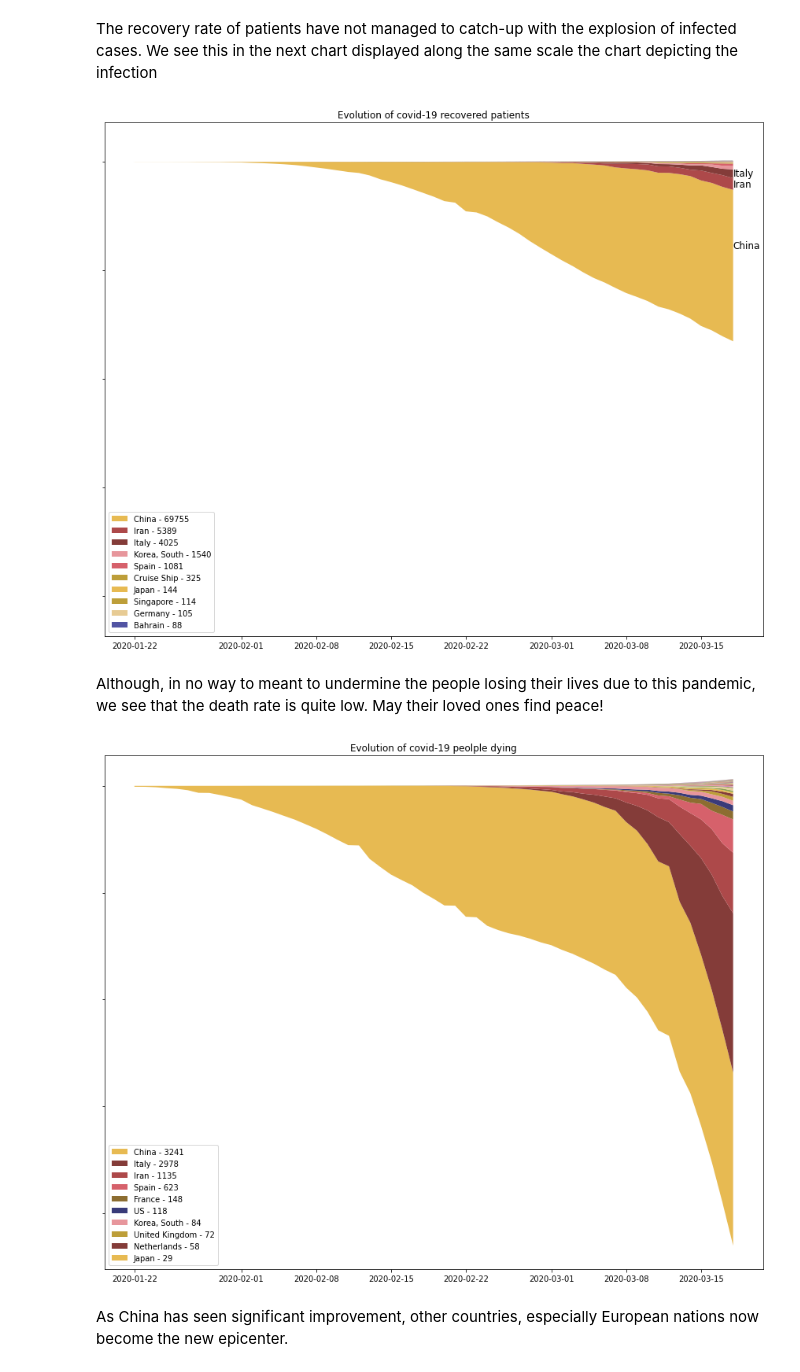
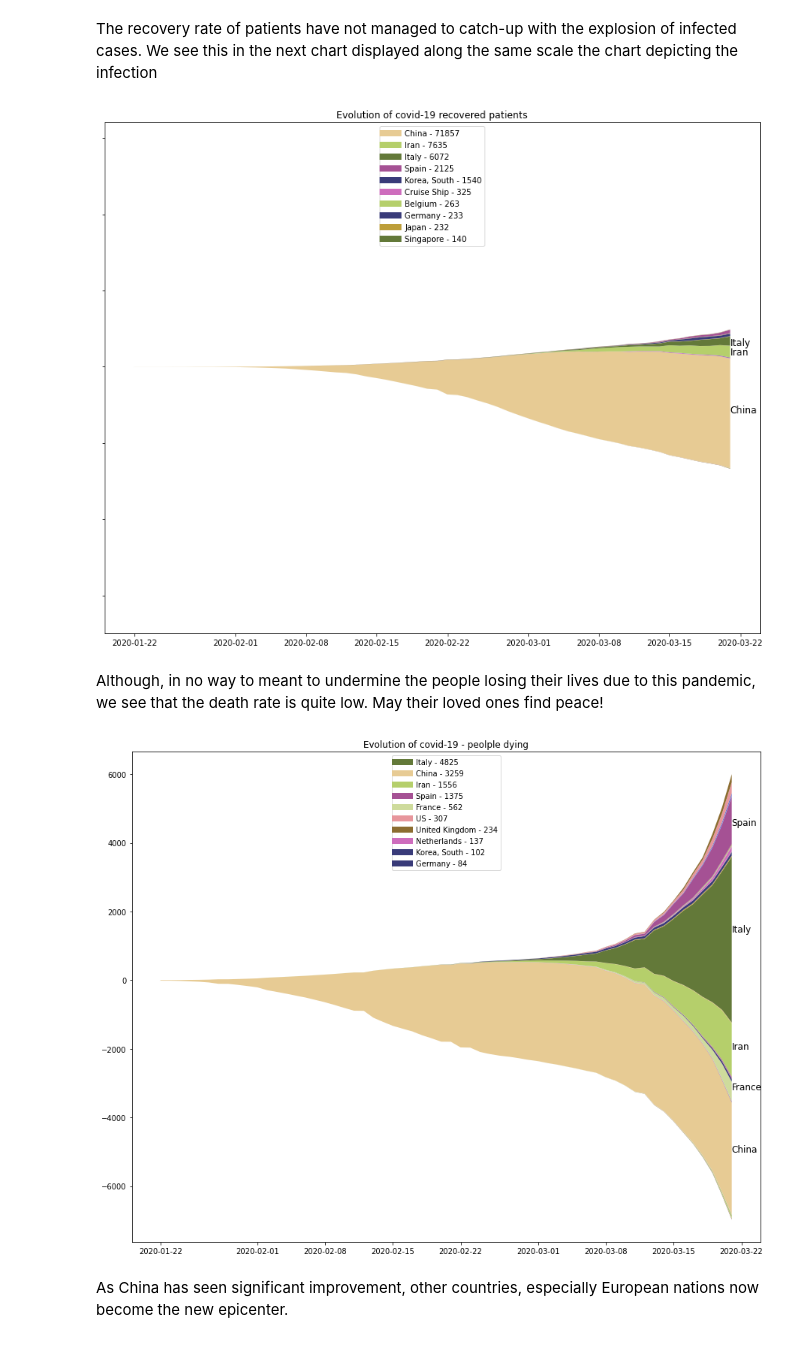
Before and after one commit to prabhudc/colab-dump, a Jupyter notebook: covid_19_stream_graph.ipynb, the cells around one changed output. Drawn from its saved outputs; the diff is of its cells as text; code cells hidden in the pictures.

```diff
--- a/covid_19_stream_graph.ipynb
+++ b/covid_19_stream_graph.ipynb
@@ -47,5 +49,16 @@ df_cov19_jhu_grouped_recovered.columns = ["country","date","count"]
 ## Ploting
 
 Visualize confirmed cases across all countries
+# %%
+#Setup the colors for further processing
+country_list = df_cov19_jhu_raw_confirmed["Country/Region"].unique()
+cmap = plt.get_cmap("tab20b",len(country_list))
+color_list = [colors.rgb2hex(rgb) for rgb in cmap(np.arange(0,len(country_list)))]
+random.shuffle(color_list)
+
+# Set the color map to be referenced in later charts
+df_color_map = pd.DataFrame()
+df_color_map["country"] = country_list
+df_color_map["color"] = color_list
 # %%
 df_cov19_jhu_pivot_confirmed = df_cov19_jhu_grouped_confirmed.pivot(index= "country",columns = "date", values="count").reset_index()
@@ -97,15 +107,11 @@ plt.show()
 The recovery rate of patients have not managed to catch-up with the explosion of infected cases. We see this in the next chart displayed along the same scale the chart depicting the infection
 # %%
 df_cov19_jhu_pivot_recovered = df_cov19_jhu_grouped_recovered.pivot(index= "country",columns = "date", values="count").reset_index()
-# Sort em up
-df_cov19_jhu_pivot_recovered = df_cov19_jhu_pivot_recovered.sort_values(by=df_cov19_jhu_pivot_recovered.columns[-1],ascending=False)
 
 # Fill the polot specific
 y = np.array(df_cov19_jhu_pivot_recovered.iloc[:,1:])
 x = df_cov19_jhu_pivot_recovered.columns[1:]
 country_labels = df_cov19_jhu_pivot_recovered.iloc[:,0]
-# So as to not clutter the chart, we only display  the top 10 countries
-top_10_countries = df_cov19_jhu_pivot_recovered.iloc[0:10,0] + [' - ' + str(elem )for elem in list(df_cov19_jhu_pivot_recovered.iloc[0:10,-1])]
 
 # Look up the colors defined in the confirmed list
 df_recovered_color = pd.DataFrame(df_cov19_jhu_pivot_recovered.iloc[:,0])
@@ -115,48 +121,60 @@ color_list_recovered = df_recovered_color.loc[:,"color"]
 # Plot the chart
 fig, ax = plt.subplots(figsize=(15,12))
 ax.stackplot(x,y,baseline='wiggle',colors=color_list_recovered,labels=top_10_countries)
-ax.legend(loc='lower left')
+
+#Setup the legend for top-10
+df_cov19_jhu_pivot_recovered = df_cov19_jhu_pivot_recovered.sort_values(by=df_cov19_jhu_pivot_recovered.columns[-1],ascending=False)
+top_10_countries = df_cov19_jhu_pivot_recovered.iloc[0:10,0] + [' - ' + str(elem )for elem in list(df_cov19_jhu_pivot_recovered.iloc[0:10,-1])]
+top_10_colors = df_cov19_jhu_pivot_recovered.iloc[:10,[0]].merge(df_color_map, on="country").iloc[:,1]
+legend_elements = [Line2D([0], [0], color=top_10_colors[i], lw=8, label=list(top_10_countries)[i]) for i in range(0,10)]
+ax.legend(handles=legend_elements, loc='upper center')
+
 ax.set_yticklabels("")
 ax.set_ylim(ymin, ymax)
-ax.text(df_cov19_jhu_pivot_recovered.columns[-1], -40000, 'China',size="12")
-ax.text(df_cov19_jhu_pivot_recovered.columns[-1], -11500, 'Iran',size="12")
-ax.text(df_cov19_jhu_pivot_recovered.columns[-1], -6500, 'Italy',size="12")
+ax.text(df_cov19_jhu_pivot_recovered.columns[-1], -30000, 'China',size="12")
+ax.text(df_cov19_jhu_pivot_recovered.columns[-1], 8000, 'Iran',size="12")
+ax.text(df_cov19_jhu_pivot_recovered.columns[-1], 14000, 'Italy',size="12")
 ax.set_title("Evolution of covid-19 recovered patients")
 plt.show()
 # %% [output]
-[figure, old version]
+[figure, new version]
 # %% [markdown]
 Although, in no way to meant to undermine the people losing their lives due to this pandemic, we see that the death rate is quite low. May their loved ones find peace!
 # %%
 df_cov19_jhu_pivot_deaths = df_cov19_jhu_grouped_deaths.pivot(index= "country",columns = "date", values="count").reset_index()
-# Sort em up
-df_cov19_jhu_pivot_deaths = df_cov19_jhu_pivot_deaths.sort_values(by=df_cov19_jhu_pivot_deaths.columns[-1],ascending=False)
 
 # Fill the plot specific fields
 y = np.array(df_cov19_jhu_pivot_deaths.iloc[:,1:])
 x = df_cov19_jhu_pivot_deaths.columns[1:]
 country_labels = df_cov19_jhu_pivot_deaths.iloc[:,0]
-# So as to not clutter the chart, we only display  the top 10 countries
-top_10_countries = df_cov19_jhu_pivot_deaths.iloc[0:10,0] + [' - ' + str(elem )for elem in list(df_cov19_jhu_pivot_deaths.iloc[0:10,-1])]
 
 # Look up the colors defined in the confirmed list
 df_death_color = pd.DataFrame(df_cov19_jhu_pivot_deaths.iloc[:,0])
 df_death_color = df_death_color.merge(df_color_map, on="country")
 color_list_death = df_death_color.loc[:,"color"]
 
 # Plot the chart
 fig, ax = plt.subplots(figsize=(15,12))
 ax.stackplot(x,y,baseline='wiggle',colors=color_list_death,labels=top_10_countries)
-ax.legend(loc='lower left')
-ax.set_yticklabels("")
+
+#Setup the legend for top-10
+df_cov19_jhu_pivot_deaths = df_cov19_jhu_pivot_deaths.sort_values(by=df_cov19_jhu_pivot_deaths.columns[-1],ascending=False)
+top_10_countries = df_cov19_jhu_pivot_deaths.iloc[0:10,0] + [' - ' + str(elem )for elem in list(df_cov19_jhu_pivot_deaths.iloc[0:10,-1])]
+top_10_colors = df_cov19_jhu_pivot_deaths.iloc[:10,[0]].merge(df_color_map, on="country").iloc[:,1]
+legend_elements = [Line2D([0], [0], color=top_10_colors[i], lw=8, label=list(top_10_countries)[i]) for i in range(0,10)]
+ax.legend(handles=legend_elements, loc='upper center')
+
+# ax.set_yticklabels("")
 # ax.set_ylim(ymin, ymax)
-# ax.text(df_cov19_jhu_pivot_deaths.columns[-1], -40000, 'China',size="12")
-# ax.text(df_cov19_jhu_pivot_deaths.columns[-1], -11500, 'Iran',size="12")
-# ax.text(df_cov19_jhu_pivot_deaths.columns[-1], -6500, 'Italy',size="12")
-ax.set_title("Evolution of covid-19 peolple dying")
+ax.text(df_cov19_jhu_pivot_deaths.columns[-1], -5000, 'China',size="12")
+ax.text(df_cov19_jhu_pivot_deaths.columns[-1], 1400, 'Italy',size="12")
+ax.text(df_cov19_jhu_pivot_deaths.columns[-1], -2000, 'Iran',size="12")
+ax.text(df_cov19_jhu_pivot_deaths.columns[-1], 4500, 'Spain',size="12")
+ax.text(df_cov19_jhu_pivot_deaths.columns[-1], -3200, 'France',size="12")
+ax.set_title("Evolution of covid-19 - peolple dying")
 plt.show()
 # %% [output]
-[figure, old version]
+[figure, new version]
 # %% [markdown]
 As China has seen significant improvement, other countries, especially European nations now become the new epicenter.
 # %%
```
Also changed, not shown: parts of 7 cells of this notebook.
